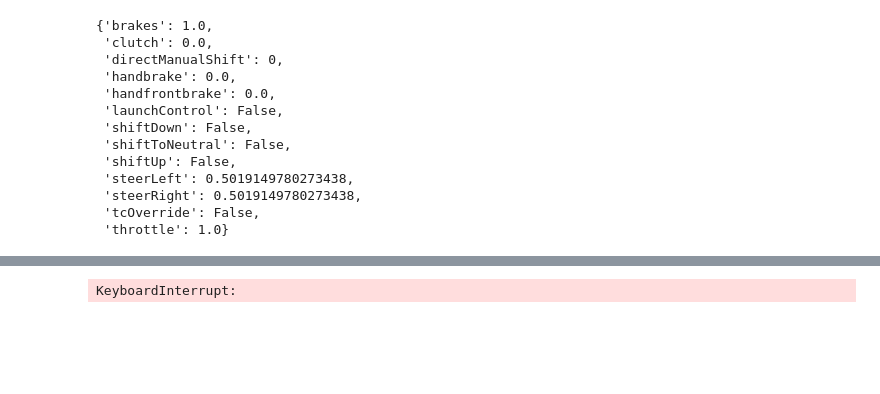
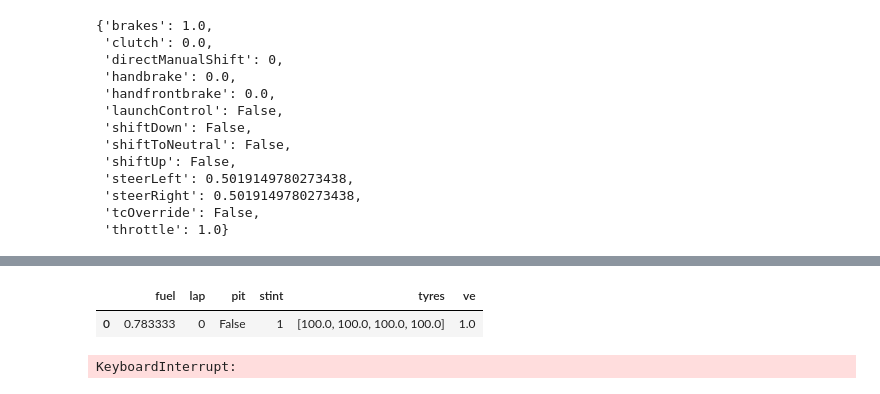
Before and after one commit to OhOmah/LeMansUltimateFuelCalculator, a Jupyter notebook: LMU_Pitstop_calculator.ipynb, the cells around one changed output, grey strips where cells are left out. Cells and saved outputs as stored; diff of their text form; code cells hidden in the pictures; blank space fills up the shorter version.

```diff
--- a/LMU_Pitstop_calculator.ipynb
+++ b/LMU_Pitstop_calculator.ipynb
@@ -350,3 +369,8 @@ def log_driving():
+# %%
+usage_logging
+# %% [output]
+|  | fuel | lap | pit | stint | tyres | ve |
+| 0 | 0.783333 | 0 | False | 1 | [100.0, 100.0, 100.0, 100.0] | 1.0 |
 # %%
 # Grab the first row
 first_input = requests.get("http://localhost:6397/rest/options/liveInputs").json()
```
Also changed, not shown: parts of 4 cells of this notebook, 1 other file.
